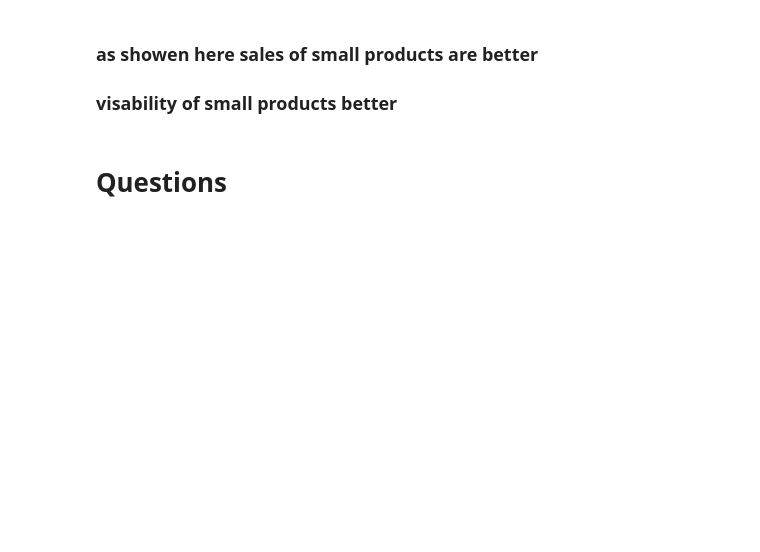
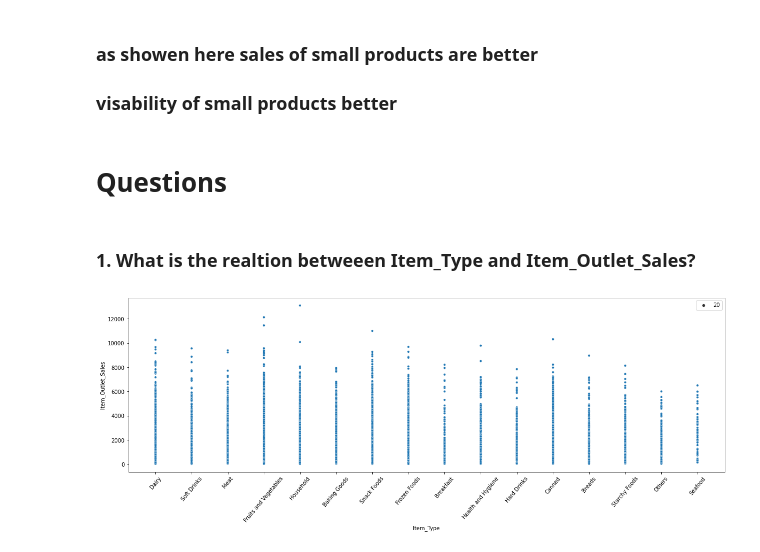
Before and after one commit to Aly-Reda/BigMart-Sales-Data, a Jupyter notebook: Investigate_a_Dataset.ipynb, the cells around one changed output. Drawn from its saved outputs; the diff is of its cells as text; code cells hidden in the pictures; blank space fills up the shorter version.

```diff
--- a/Investigate_a_Dataset.ipynb
+++ b/Investigate_a_Dataset.ipynb
@@ -134,3 +138,12 @@ data_train.hist(figsize=(10,8));
 ### visability of small products better
 # %% [markdown]
 # Questions
+# %% [markdown]
+### 1. What is the realtion betweeen Item_Type and Item_Outlet_Sales?
+# %%
+base_color = sb.color_palette()[0]
+plt.figure(figsize = [20, 6])
+sb.scatterplot(data = data_train, x = 'Item_Type', y = 'Item_Outlet_Sales' ,size=20 )
+plt.xticks(rotation=50);
+# %% [output]
+[figure, added]
```
Also changed, not shown: parts of 18 cells of this notebook.
